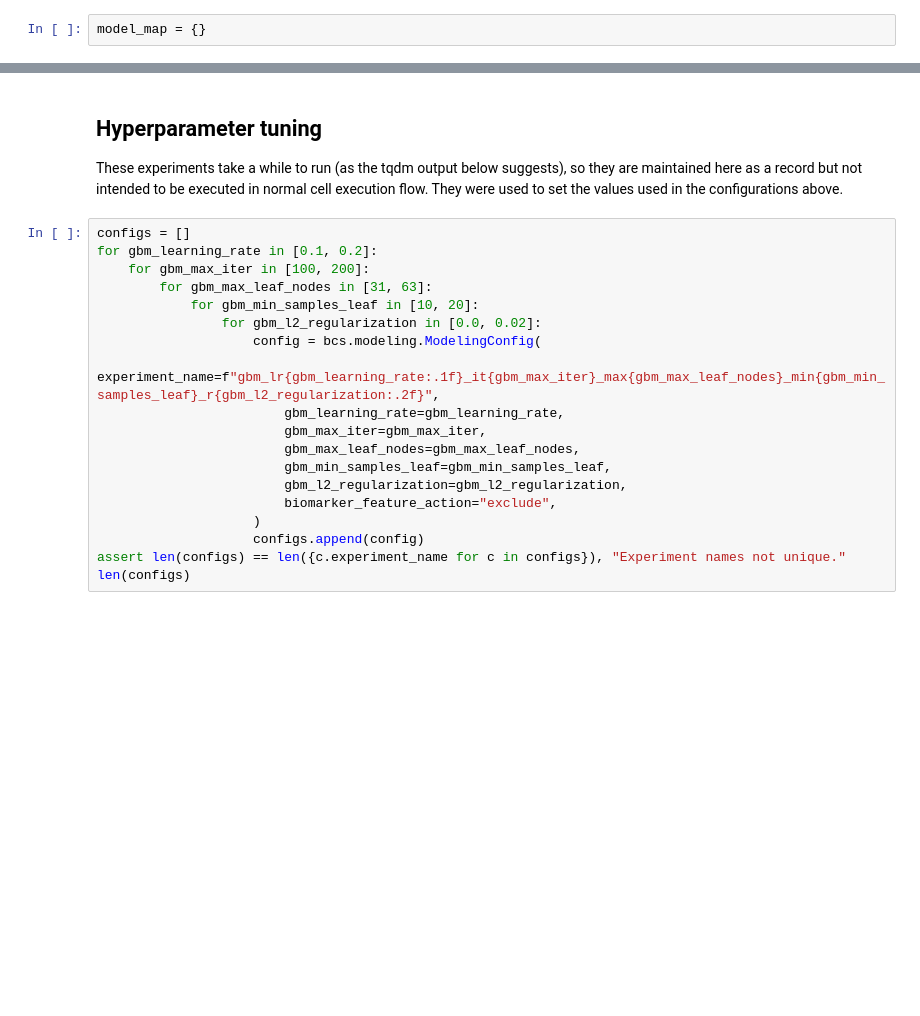
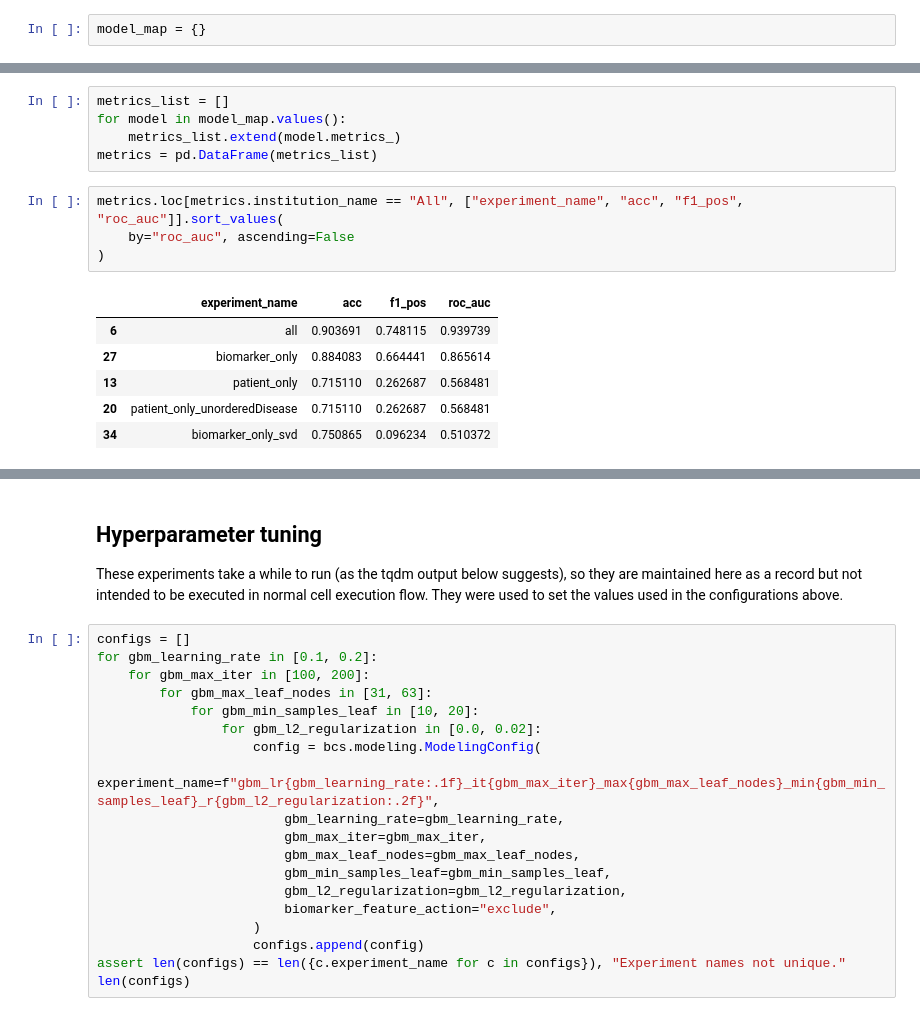
Before and after one commit to levon003/biomarker-case-study, a Jupyter notebook: notebook/DataModeling.ipynb, the cells around one changed output, grey strips where cells are left out. Saved outputs shown, nothing was run; the diff lists cells and outputs as text; blank space fills up the shorter version.

```diff
--- a/notebook/DataModeling.ipynb
+++ b/notebook/DataModeling.ipynb
@@ -136,0 +191,16 @@ len(model_map)
+# %%
+metrics_list = []
+for model in model_map.values():
+    metrics_list.extend(model.metrics_)
+metrics = pd.DataFrame(metrics_list)
+# %%
+metrics.loc[metrics.institution_name == "All", ["experiment_name", "acc", "f1_pos", "roc_auc"]].sort_values(
+    by="roc_auc", ascending=False
+)
+# %% [output]
+|  | experiment_name | acc | f1_pos | roc_auc |
+| 6 | all | 0.903691 | 0.748115 | 0.939739 |
+| 27 | biomarker_only | 0.884083 | 0.664441 | 0.865614 |
+| 13 | patient_only | 0.715110 | 0.262687 | 0.568481 |
+| 20 | patient_only_unorderedDisease | 0.715110 | 0.262687 | 0.568481 |
+| 34 | biomarker_only_svd | 0.750865 | 0.096234 | 0.510372 |
```
Also changed, not shown: parts of 13 cells of this notebook.
